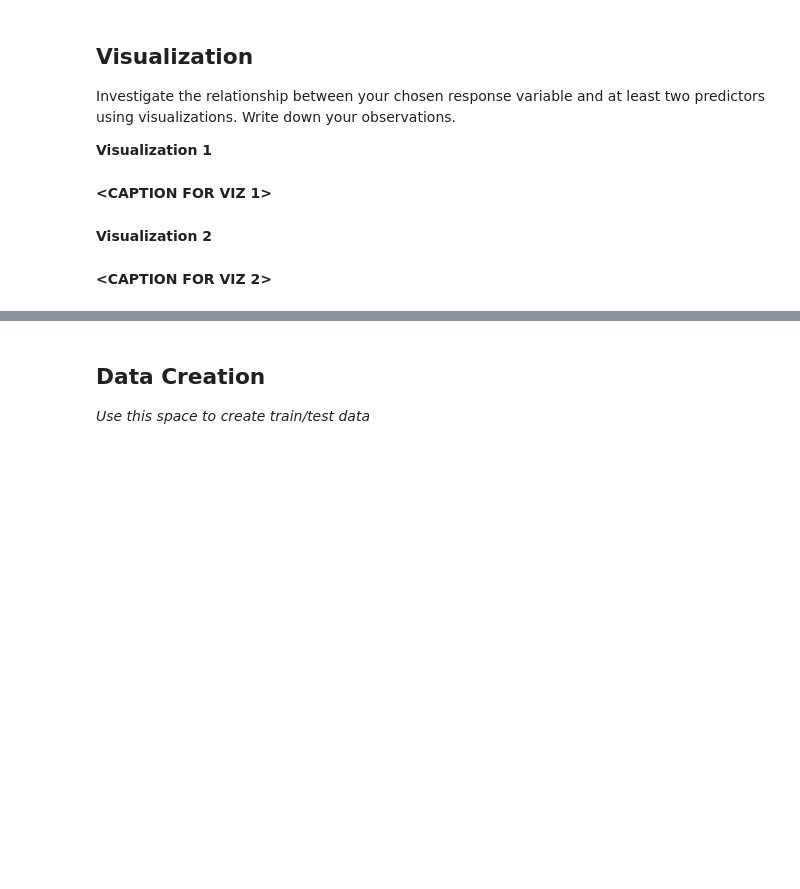
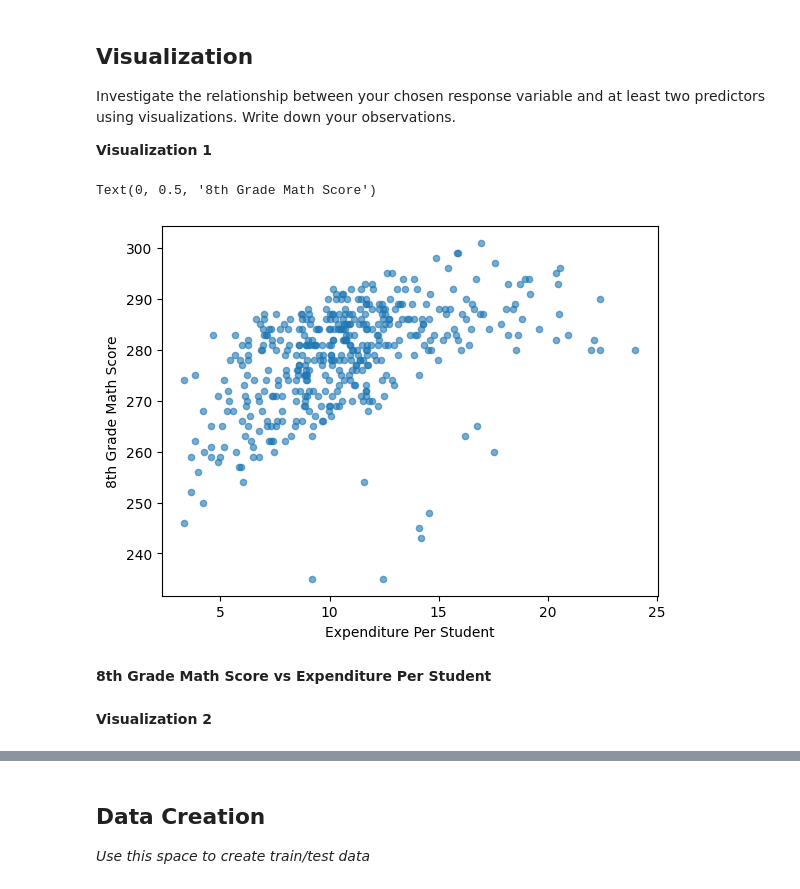
Before and after one commit to MichiganDataScienceTeam/MDST-Onboarding, a Jupyter notebook: tutorial1/checkpoint1.ipynb, the cells around one changed output, grey strips where cells are left out. Saved outputs shown, nothing was run; the diff lists cells and outputs as text; code cells hidden in the pictures; blank space fills up the shorter version.

```diff
--- a/tutorial1/checkpoint1.ipynb
+++ b/tutorial1/checkpoint1.ipynb
@@ -33,9 +37,28 @@ Import `numpy`, `pandas`, and `matplotlib`.
 # %% [markdown]
 Load in the "states_edu.csv" dataset and take a look at the head of the data
+# %%
+df = pd.read_csv("../data/states_edu.csv")
 # %% [markdown]
 You should always familiarize yourself with what each column in the dataframe represents. Read about the states_edu dataset here: https://www.kaggle.com/noriuk/us-education-datasets-unification-project
 # %% [markdown]
 Use this space to rename columns, deal with missing data, etc. _(optional)_
+# %%
+ # let's rename our columns to make them more intuitive
+df.rename({
+    'GRADES_PK_G':'ENROLL_PREK',
+    'GRADES_KG_G':'ENROLL_KINDER',
+    'GRADES_4_G':'ENROLL_4',
+    'GRADES_8_G':'ENROLL_8',
+    'GRADES_12_G':'ENROLL_12',
+    'GRADES_1_8_G':'ENROLL_PRIMARY',
+    'GRADES_9_12_G':'ENROLL_HS',
+    'GRADES_ALL_G':'ENROLL_ALL',
+    'ENROLL':'ENROLL_ALL_EST'
+    },
+    axis=1,inplace=True)
+# %%
+#remove all rows where the 8th grade math score is missing
+df.dropna(subset=['AVG_MATH_8_SCORE'], inplace=True)
 # %% [markdown]
 <h2>Exploratory Data Analysis (EDA) </h2>
 # %% [markdown]
@@ -73,0 +129,5 @@ Feature engineering justification: **<BRIEFLY DESCRIBE WHY YOU MADE THE CHANGES
+# %%
+# @@@ 5
+df['expenditure_per_student'] = df["TOTAL_EXPENDITURE"] / df["ENROLL_ALL"]
+
+df['state_revenue_per_student'] = df["STATE_REVENUE"] / df["ENROLL_ALL"]
@@ -82,4 +142,12 @@ Investigate the relationship between your chosen response variable and at least
-# %% [markdown]
-**<CAPTION FOR VIZ 1>**
+# %%
+# @@@ 6
+df.plot.scatter(x='expenditure_per_student', y='AVG_MATH_8_SCORE', alpha=0.6)
+plt.xlabel('Expenditure Per Student')
+plt.ylabel('8th Grade Math Score')
+# %% [output]
+Text(0, 0.5, '8th Grade Math Score')
+[figure, added]
+# %% [markdown]
+**8th Grade Math Score vs Expenditure Per Student**
 # %% [markdown]
 **Visualization 2**
@@ -88,2 +153,0 @@ Investigate the relationship between your chosen response variable and at least
-# %% [markdown]
-**<CAPTION FOR VIZ 2>**
```
Also changed, not shown: parts of 29 cells of this notebook, 3 other files.
